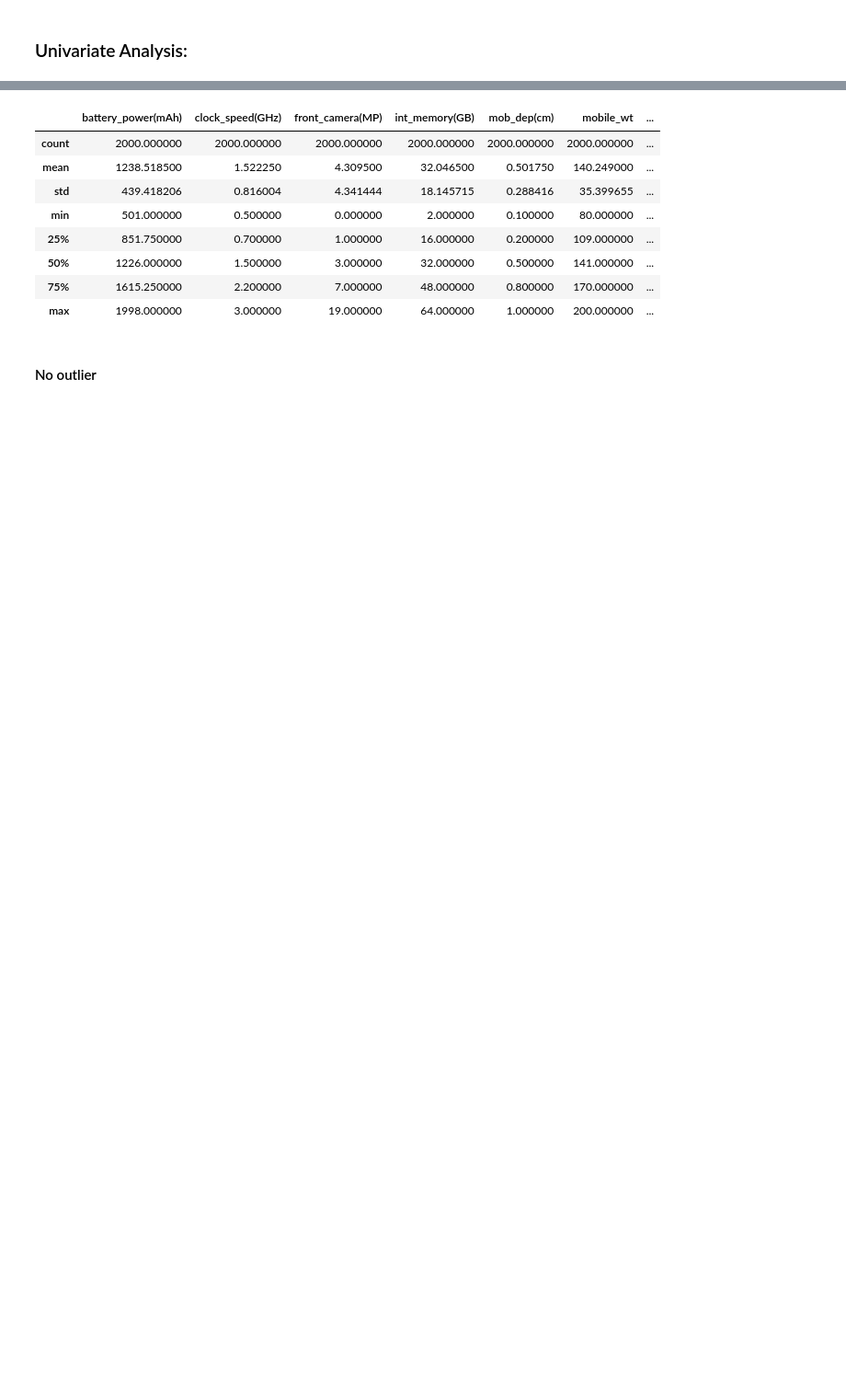
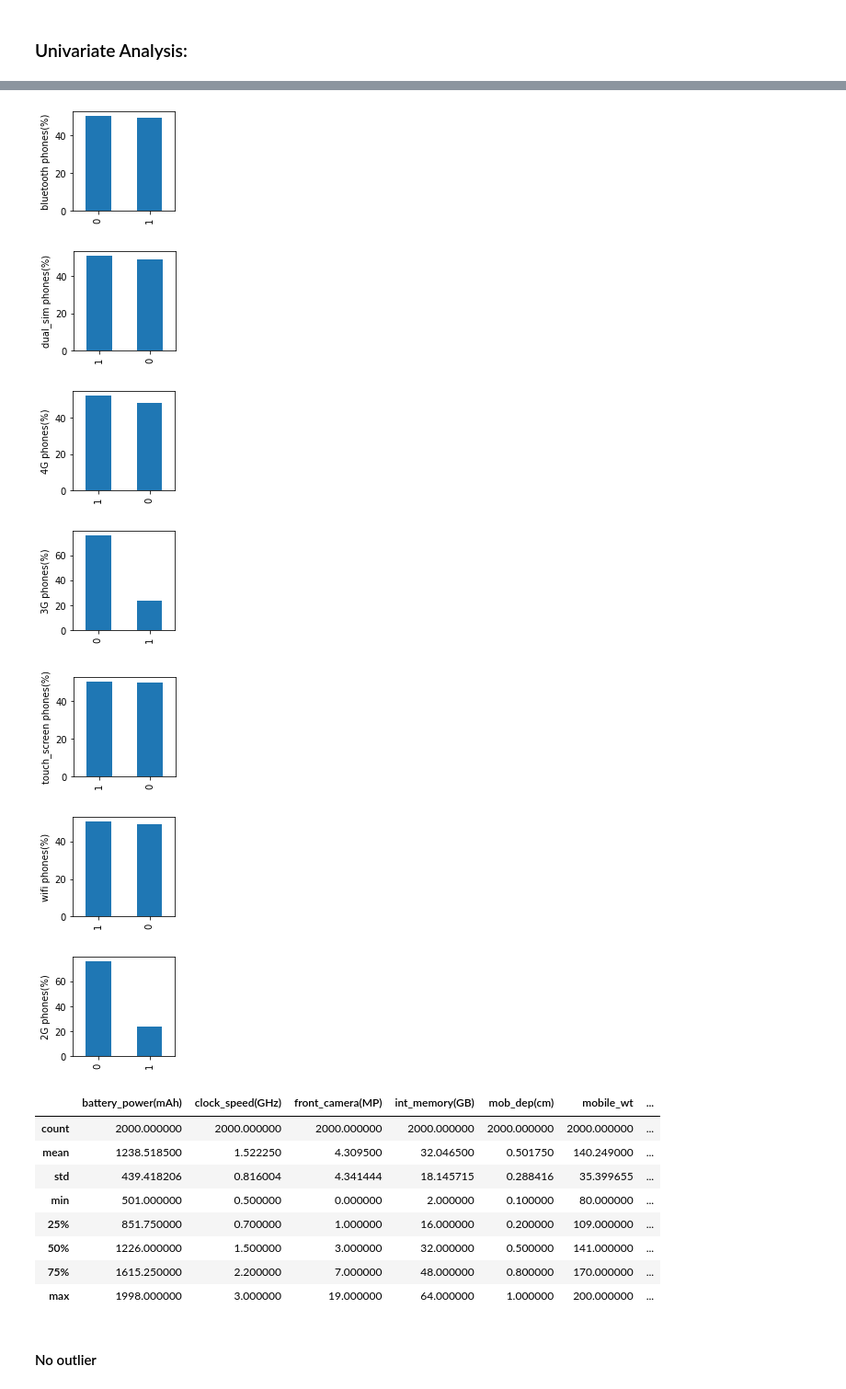
Before and after one commit to khalid-data-aspirant42/Mobile-Price-Prediction, a Jupyter notebook: Mobile_price_range_prediction.ipynb, the cells around one changed output, grey strips where cells are left out. Shown at 92% size. Drawn from its saved outputs; the diff is of its cells as text; code cells hidden in the pictures; blank space fills up the shorter version.

```diff
--- a/Mobile_price_range_prediction.ipynb
+++ b/Mobile_price_range_prediction.ipynb
@@ -142,3 +246,16 @@ Name: wifi, dtype: float64
+# %%
+for var in categorical_columns:
+    plt.figure(figsize=(2,2))
+    fig = (df[var].value_counts()/len(df[var])*100).plot.bar()
+    fig.set_ylabel(f'{var} phones(%)')
+# %% [output]
+[figure, added]
+[figure, added]
+[figure, added]
+[figure, added]
+[figure, added]
+[figure, added]
+[figure, added]
 # %%
 # Numerical Columns
 df[numerical_columns].describe()
```
Also changed, not shown: parts of 90 cells of this notebook.
